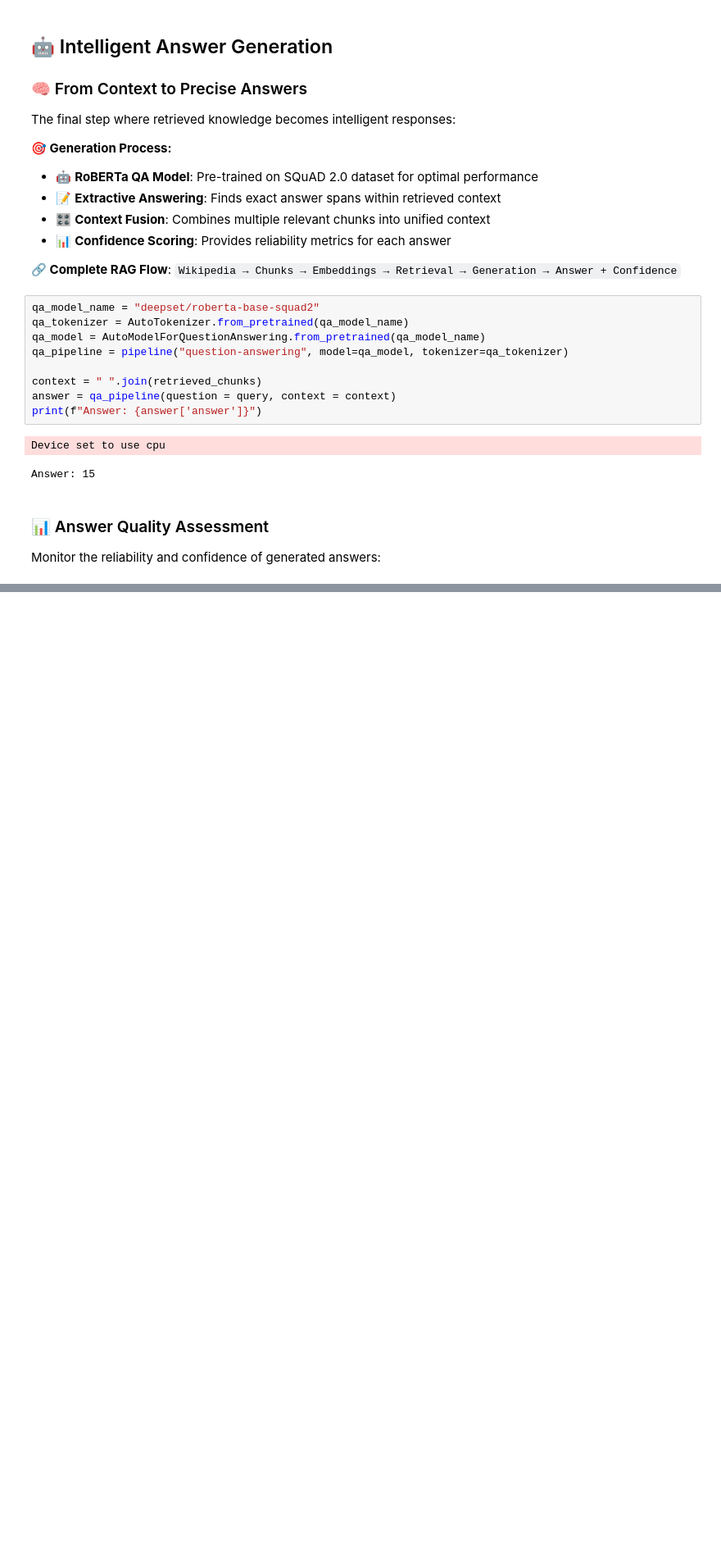
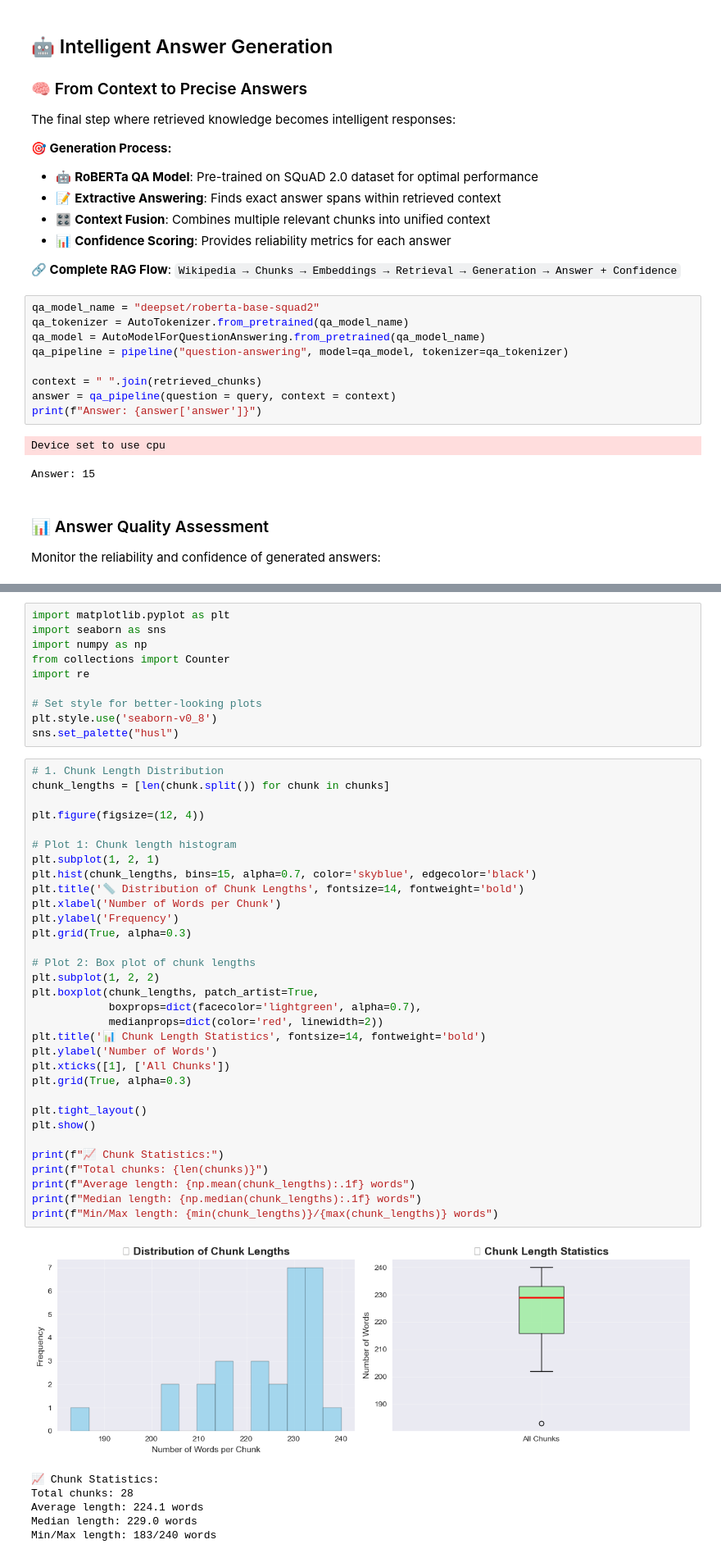
Before and after one commit to Mehardeep79/RAG-Pipeline-LLM, a Jupyter notebook: RAG_Pipeline_LLM.ipynb, the cells around one changed output, grey strips where cells are left out. Shown at 82% size. Saved outputs shown, nothing was run; the diff lists cells and outputs as text; blank space fills up the shorter version.

```diff
--- a/RAG_Pipeline_LLM.ipynb
+++ b/RAG_Pipeline_LLM.ipynb
@@ -231,0 +236,49 @@ Confidence Score: 0.3357 (33.6%)
+# %%
+import matplotlib.pyplot as plt
+import seaborn as sns
+import numpy as np
+from collections import Counter
+import re
+
+# Set style for better-looking plots
+plt.style.use('seaborn-v0_8')
+sns.set_palette("husl")
+# %%
+# 1. Chunk Length Distribution
+chunk_lengths = [len(chunk.split()) for chunk in chunks]
+
+plt.figure(figsize=(12, 4))
+
+# Plot 1: Chunk length histogram
+plt.subplot(1, 2, 1)
+plt.hist(chunk_lengths, bins=15, alpha=0.7, color='skyblue', edgecolor='black')
+plt.title('📏 Distribution of Chunk Lengths', fontsize=14, fontweight='bold')
+plt.xlabel('Number of Words per Chunk')
+plt.ylabel('Frequency')
+plt.grid(True, alpha=0.3)
+
+# Plot 2: Box plot of chunk lengths
+plt.subplot(1, 2, 2)
+plt.boxplot(chunk_lengths, patch_artist=True,
+            boxprops=dict(facecolor='lightgreen', alpha=0.7),
+            medianprops=dict(color='red', linewidth=2))
+plt.title('📊 Chunk Length Statistics', fontsize=14, fontweight='bold')
+plt.ylabel('Number of Words')
+plt.xticks([1], ['All Chunks'])
+plt.grid(True, alpha=0.3)
+
+plt.tight_layout()
+plt.show()
+
+print(f"📈 Chunk Statistics:")
+print(f"Total chunks: {len(chunks)}")
+print(f"Average length: {np.mean(chunk_lengths):.1f} words")
+print(f"Median length: {np.median(chunk_lengths):.1f} words")
+print(f"Min/Max length: {min(chunk_lengths)}/{max(chunk_lengths)} words")
+# %% [output]
+[figure, added]
+📈 Chunk Statistics:
+Total chunks: 28
+Average length: 224.1 words
+Median length: 229.0 words
+Min/Max length: 183/240 words
```
Also changed, not shown: parts of 6 cells of this notebook.
